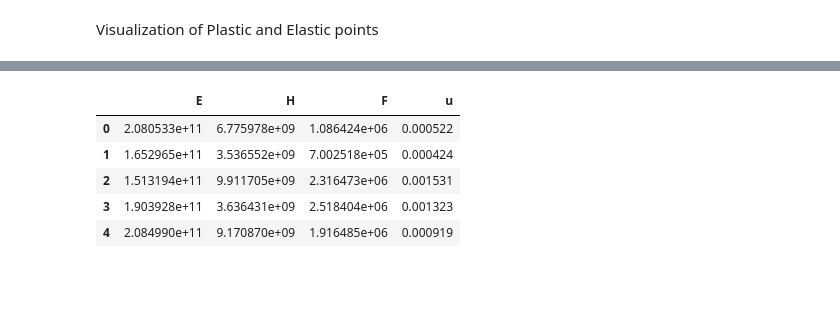
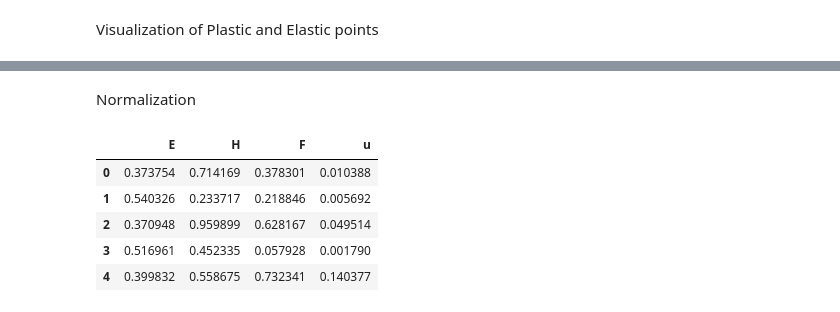
Before and after one commit to Manojkdara/Surrogate-Model-for-1D-Nonlinear-Bar-Elasto-Plastic-, a Jupyter notebook: Surrogate_Model_for_1D_Nonlinear_Bar_(Elasto_Plastic).ipynb, the cells around one changed output, grey strips where cells are left out. Saved outputs shown, nothing was run; the diff lists cells and outputs as text; code cells hidden in the pictures; blank space fills up the shorter version.

```diff
--- a/Surrogate_Model_for_1D_Nonlinear_Bar_(Elasto_Plastic).ipynb
+++ b/Surrogate_Model_for_1D_Nonlinear_Bar_(Elasto_Plastic).ipynb
@@ -95,9 +94,16 @@ plt.show()
-# %%
-df.head()
-# %% [output]
-|  | E | H | F | u |
-| 0 | 2.080533e+11 | 6.775978e+09 | 1.086424e+06 | 0.000522 |
-| 1 | 1.652965e+11 | 3.536552e+09 | 7.002518e+05 | 0.000424 |
-| 2 | 1.513194e+11 | 9.911705e+09 | 2.316473e+06 | 0.001531 |
-| 3 | 1.903928e+11 | 3.636431e+09 | 2.518404e+06 | 0.001323 |
-| 4 | 2.084990e+11 | 9.170870e+09 | 1.916485e+06 | 0.000919 |
+# %% [markdown]
+Normalization
+# %%
+from sklearn.preprocessing import MinMaxScaler     # Scaling
+
+scaler    = MinMaxScaler()
+norm_df   = scaler.fit_transform(df)
+scaled_df = pd.DataFrame(norm_df, columns=df.columns)
+scaled_df.head()
+# %% [output]
+|  | E | H | F | u |
+| 0 | 0.373754 | 0.714169 | 0.378301 | 0.010388 |
+| 1 | 0.540326 | 0.233717 | 0.218846 | 0.005692 |
+| 2 | 0.370948 | 0.959899 | 0.628167 | 0.049514 |
+| 3 | 0.516961 | 0.452335 | 0.057928 | 0.001790 |
+| 4 | 0.399832 | 0.558675 | 0.732341 | 0.140377 |
```
Also changed, not shown: parts of 3 cells of this notebook.
